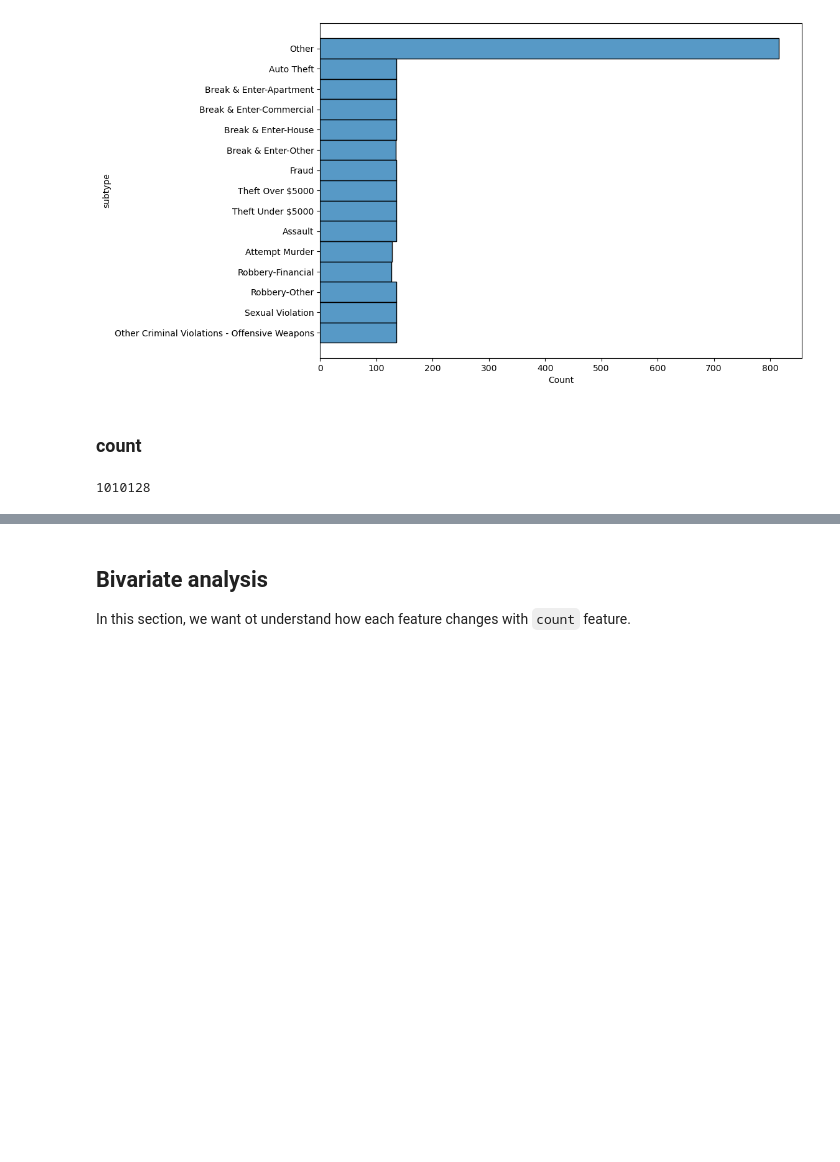
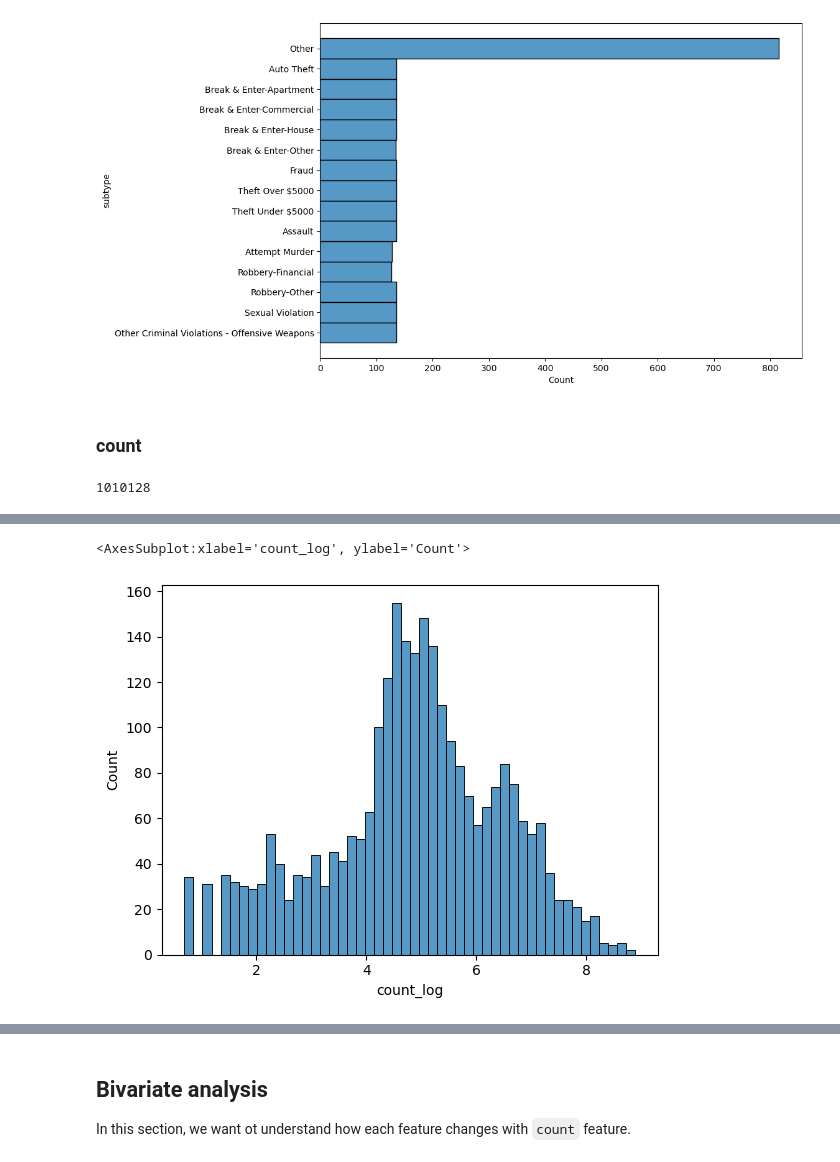
Before and after one commit to tummala-hareesh/ml_zoomcamp_ht, a Jupyter notebook: ipynb/midterm_project/notebook_midterm_project.ipynb, the cells around one changed output, grey strips where cells are left out. Cells and saved outputs as stored; diff of their text form; code cells hidden in the pictures; blank space fills up the shorter version.

```diff
--- a/ipynb/midterm_project/notebook_midterm_project.ipynb
+++ b/ipynb/midterm_project/notebook_midterm_project.ipynb
@@ -258,0 +299,6 @@ df_trc_drop['count'].sum()
+# %%
+# Histogram of all data - log
+sns.histplot(df_trc_drop['count_log'], bins=50)
+# %% [output]
+<AxesSubplot:xlabel='count_log', ylabel='Count'>
+[figure, added]
```
Also changed, not shown: parts of 37 cells of this notebook.
